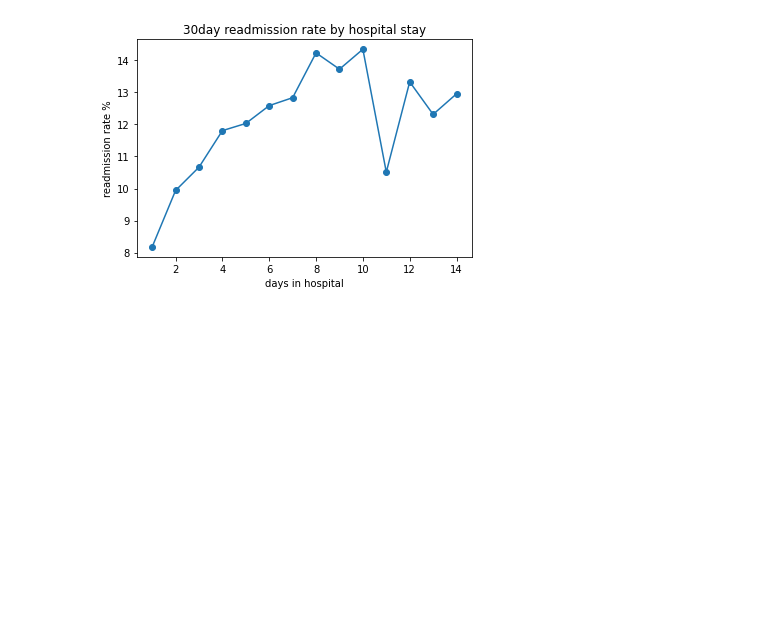
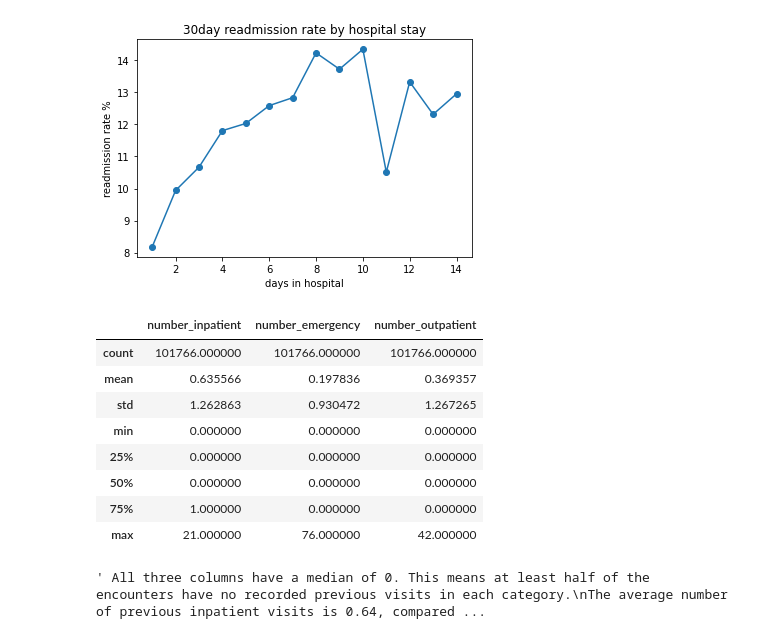
Before and after one commit to Suyog-Dhakal/Diabetes-Readmission-Prediction-ML, a Jupyter notebook: notebook/Untitled.ipynb, the cells around one changed output. Saved outputs shown, nothing was run; the diff lists cells and outputs as text; code cells hidden in the pictures; blank space fills up the shorter version.

```diff
--- a/notebook/Untitled.ipynb
+++ b/notebook/Untitled.ipynb
@@ -276,0 +279,19 @@ plt.show()
+# %%
+df[['number_inpatient','number_emergency', 'number_outpatient']].describe()
+# %% [output]
+|  | number_inpatient | number_emergency | number_outpatient |
+| count | 101766.000000 | 101766.000000 | 101766.000000 |
+| mean | 0.635566 | 0.197836 | 0.369357 |
+| std | 1.262863 | 0.930472 | 1.267265 |
+| min | 0.000000 | 0.000000 | 0.000000 |
+| 25% | 0.000000 | 0.000000 | 0.000000 |
+| 50% | 0.000000 | 0.000000 | 0.000000 |
+| 75% | 1.000000 | 0.000000 | 0.000000 |
+| max | 21.000000 | 76.000000 | 42.000000 |
+# %%
+''' All three columns have a median of 0. This means at least half of the encounters have no recorded previous visits in each category.
+The average number of previous inpatient visits is 0.64, compared with 0.20 emergency visits and 0.37 outpatient visits.
+Patients with frequent hospital visits may have more complicated medical conditions.
+'''
+# %% [output]
+' All three columns have a median of 0. This means at least half of the encounters have no recorded previous visits in each category.\nThe average number of previous inpatient visits is 0.64, compared ...
```
Also changed, not shown: parts of 19 cells of this notebook.
